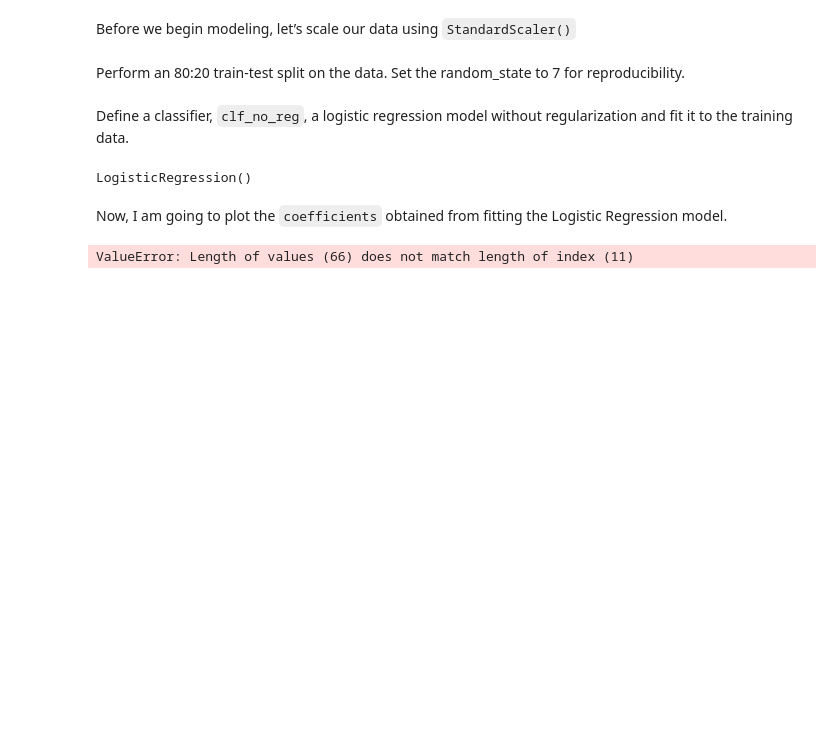
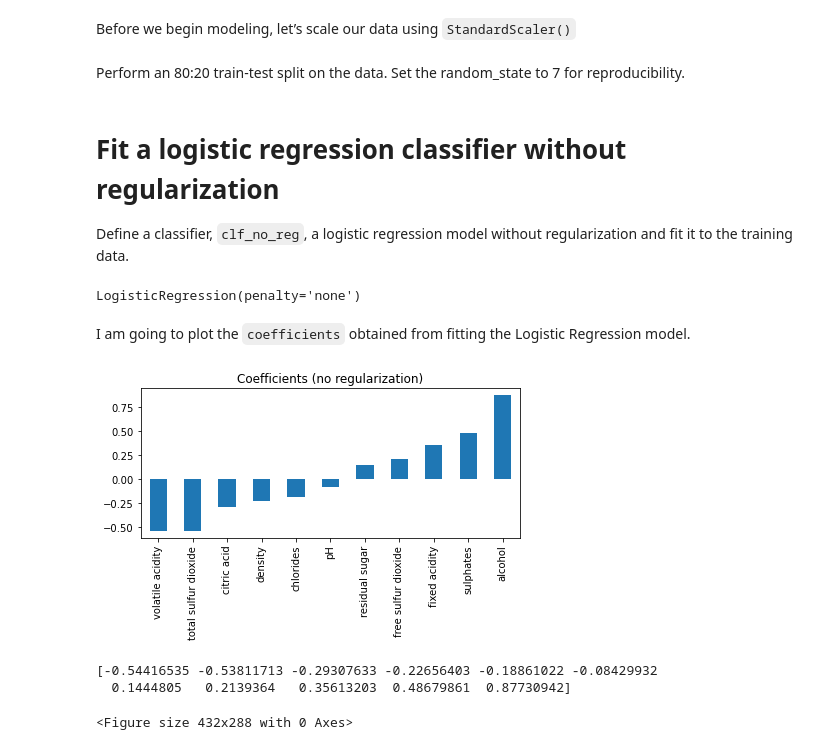
Before and after one commit to bartektl1x/Wine-Quality, a Jupyter notebook: winequality.ipynb, the cells around one changed output. Drawn from its saved outputs; the diff is of its cells as text; code cells hidden in the pictures; blank space fills up the shorter version.

```diff
--- a/winequality.ipynb
+++ b/winequality.ipynb
@@ -46,0 +49,2 @@ Taste of the first wine in data set in 1-10 scale:  5
+# %%
+data['quality'] = [1 if number > 5 else 0 for number in data['quality']]
@@ -59,24 +65,30 @@ Perform an 80:20 train-test split on the data. Set the random_state to 7 for rep
 from sklearn.model_selection import train_test_split
 x_train, x_test, y_train, y_test = train_test_split(X, y, test_size=0.2, random_state=7)
 # %% [markdown]
+# Fit a logistic regression classifier without regularization
+
 Define a classifier, `clf_no_reg`, a logistic regression model without regularization and fit it to the training data.
 # %%
 from sklearn.linear_model import LogisticRegression
 
-clf_no_reg = LogisticRegression()
+clf_no_reg = LogisticRegression(penalty='none')
 clf_no_reg.fit(x_train, y_train)
 # %% [output]
-LogisticRegression()
+LogisticRegression(penalty='none')
 # %% [markdown]
-Now, I am going to plot the `coefficients` obtained from fitting the Logistic Regression model.
+I am going to plot the `coefficients` obtained from fitting the Logistic Regression model.
 # %%
 predictors = features.columns
 coefficients = clf_no_reg.coef_.ravel()
-print(coefficients)
-
+coef = pd.Series(coefficients, predictors).sort_values()
 coef.plot(kind='bar', title = 'Coefficients (no regularization)')
 plt.tight_layout()
+plt.savefig('Coefficients (no regularization.jpg')
 plt.show()
 plt.clf()
+print(np.sort(coefficients))
 # %% [output]
+[figure, added]
-ValueError: Length of values (66) does not match length of index (11)
+[-0.54416535 -0.53811713 -0.29307633 -0.22656403 -0.18861022 -0.08429932
+  0.1444805   0.2139364   0.35613203  0.48679861  0.87730942]
+<Figure size 432x288 with 0 Axes>
```
Also changed, not shown: parts of 31 cells of this notebook.
